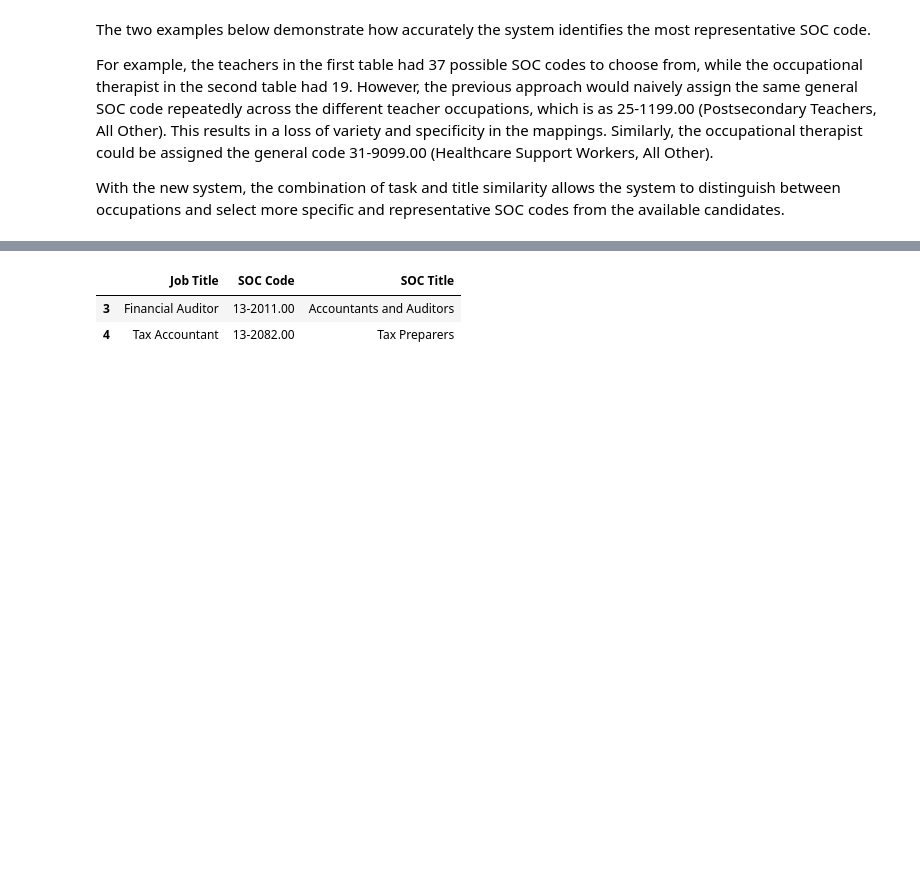
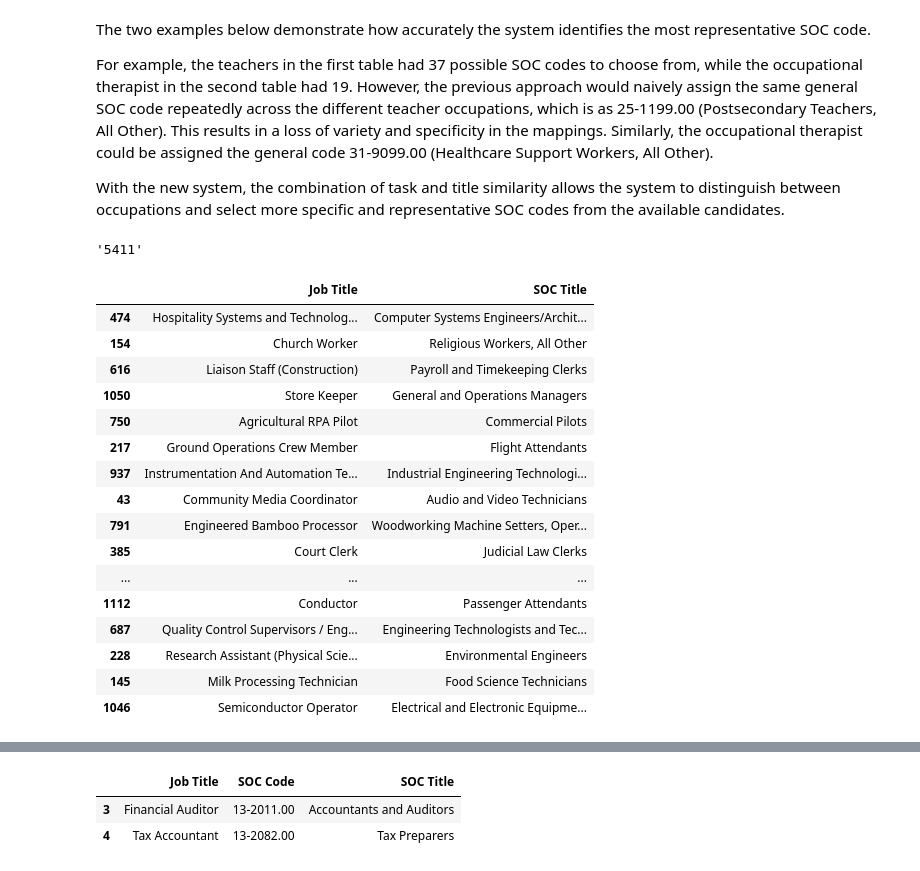
Before and after one commit to BSDSBA-JF/wadwani_intern, a Jupyter notebook: 10_AI_research/02_code_standardizer/03_choosing_specifc_soc_code.ipynb, the cells around one changed output, grey strips where cells are left out. Cells and saved outputs as stored; diff of their text form; code cells hidden in the pictures; blank space fills up the shorter version.

```diff
--- a/10_AI_research/02_code_standardizer/03_choosing_specifc_soc_code.ipynb
+++ b/10_AI_research/02_code_standardizer/03_choosing_specifc_soc_code.ipynb
@@ -265,4 +385,28 @@ The two examples below demonstrate how accurately the system identifies the most
 For example, the teachers in the first table had 37 possible SOC codes to choose from, while the occupational therapist in the second table had 19. However, the previous approach would naively assign the same general SOC code repeatedly across the different teacher occupations, which is as 25-1199.00 (Postsecondary Teachers, All Other). This results in a loss of variety and specificity in the mappings. Similarly, the occupational therapist could be assigned the general code 31-9099.00 (Healthcare Support Workers, All Other).
 
 With the new system, the combination of task and title similarity allows the system to distinguish between occupations and select more specific and representative SOC codes from the available candidates.
+# %%
+mca_df.loc[97, 'PSOC Code']
+# %% [output]
+'5411'
+# %%
+mca_df[['Job Title', 'SOC Title']].sample(50)
+# %% [output]
+|  | Job Title | SOC Title |
+| 474 | Hospitality Systems and Technolog... | Computer Systems Engineers/Archit... |
+| 154 | Church Worker | Religious Workers, All Other |
+| 616 | Liaison Staff (Construction) | Payroll and Timekeeping Clerks |
+| 1050 | Store Keeper | General and Operations Managers |
+| 750 | Agricultural RPA Pilot | Commercial Pilots |
+| 217 | Ground Operations Crew Member | Flight Attendants |
+| 937 | Instrumentation And Automation Te... | Industrial Engineering Technologi... |
+| 43 | Community Media Coordinator | Audio and Video Technicians |
+| 791 | Engineered Bamboo Processor | Woodworking Machine Setters, Oper... |
+| 385 | Court Clerk | Judicial Law Clerks |
+| ... | ... | ... |
+| 1112 | Conductor | Passenger Attendants |
+| 687 | Quality Control Supervisors / Eng... | Engineering Technologists and Tec... |
+| 228 | Research Assistant (Physical Scie... | Environmental Engineers |
+| 145 | Milk Processing Technician | Food Science Technicians |
+| 1046 | Semiconductor Operator | Electrical and Electronic Equipme... |
 # %%
```
Also changed, not shown: parts of 17 cells of this notebook, 4 other files.
